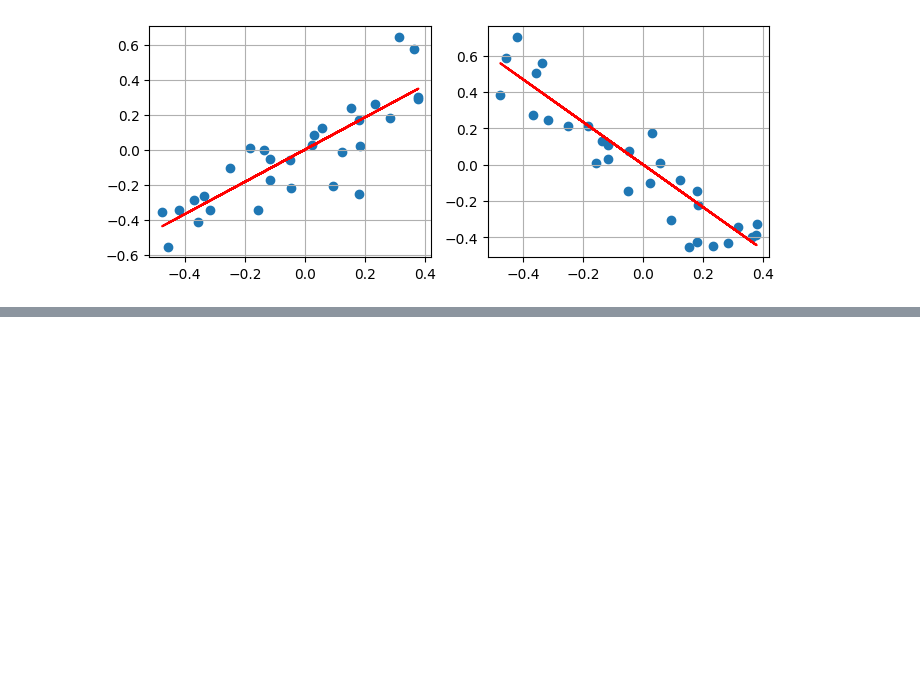
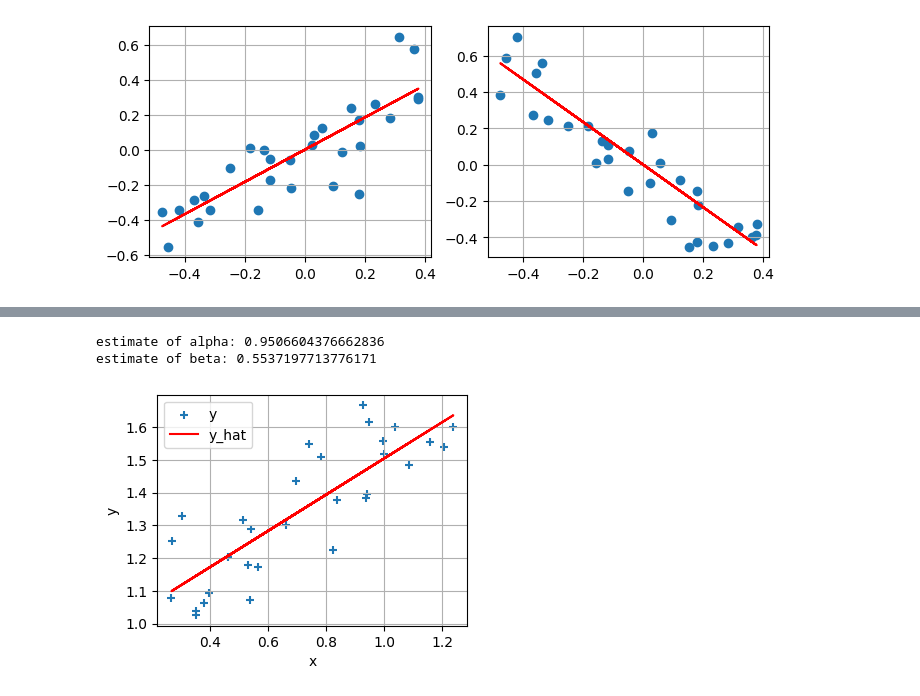
Before and after one commit to Nagayu71/Econometrics-B, a Jupyter notebook: week2_OLS_basics.ipynb, the cells around one changed output, grey strips where cells are left out. Drawn from its saved outputs; the diff is of its cells as text; code cells hidden in the pictures; blank space fills up the shorter version.

```diff
--- a/week2_OLS_basics.ipynb
+++ b/week2_OLS_basics.ipynb
@@ -89,0 +127,44 @@ ax2.grid();
+# %%
+# compute the estimate of alpha
+def alpha_hat(df):
+    x, y = df["x"], df["y"]
+    x_bar, y_bar = df["x"].mean(), df["y"].mean()
+    sum_products = sum((x-x_bar) * (y-y_bar))
+    sum_squared = sum((x-x_bar)**2)
+    return y_bar - (sum_products / sum_squared) * x_bar
+
+# compute the estimate of beta
+def beta_hat(df):
+    x, y = df["x"], df["y"]
+    x_bar, y_bar = df["x"].mean(), df["y"].mean()
+    sum_products = sum((x-x_bar) * (y-y_bar))
+    sum_squared = sum((x-x_bar)**2)
+    return sum_products / sum_squared
+
+# compute the estimate of y
+def y_hat(df):
+    x, y = df["x"], df["y"]
+    x_bar, y_bar = df["x"].mean(), df["y"].mean()
+    sum_products = sum((x-x_bar) * (y-y_bar))
+    sum_squared = sum((x-x_bar)**2)
+    alpha_hat = y_bar - (sum_products / sum_squared) * x_bar
+    beta_hat = sum_products / sum_squared
+    return alpha_hat + beta_hat * x
+# %%
+print(f"estimate of alpha: {alpha_hat(df)}")
+print(f"estimate of beta: {beta_hat(df)}")
+# %% [output]
+estimate of alpha: 0.9506604376662836
+estimate of beta: 0.5537197713776171
+# %%
+# draw a fitted line
+fig, ax = plt.subplots(figsize=(4,3))
+ax.scatter('x', 'y', label="y", marker="+", data=df)
+ax.plot(df["x"], y_hat(df), label="y_hat",c="r")
+ax.set_xlabel("x")
+ax.set_ylabel("y")
+ax.grid()
+ax.legend()
+pass
+# %% [output]
+[figure, added]
```
Also changed, not shown: parts of 10 cells of this notebook.
